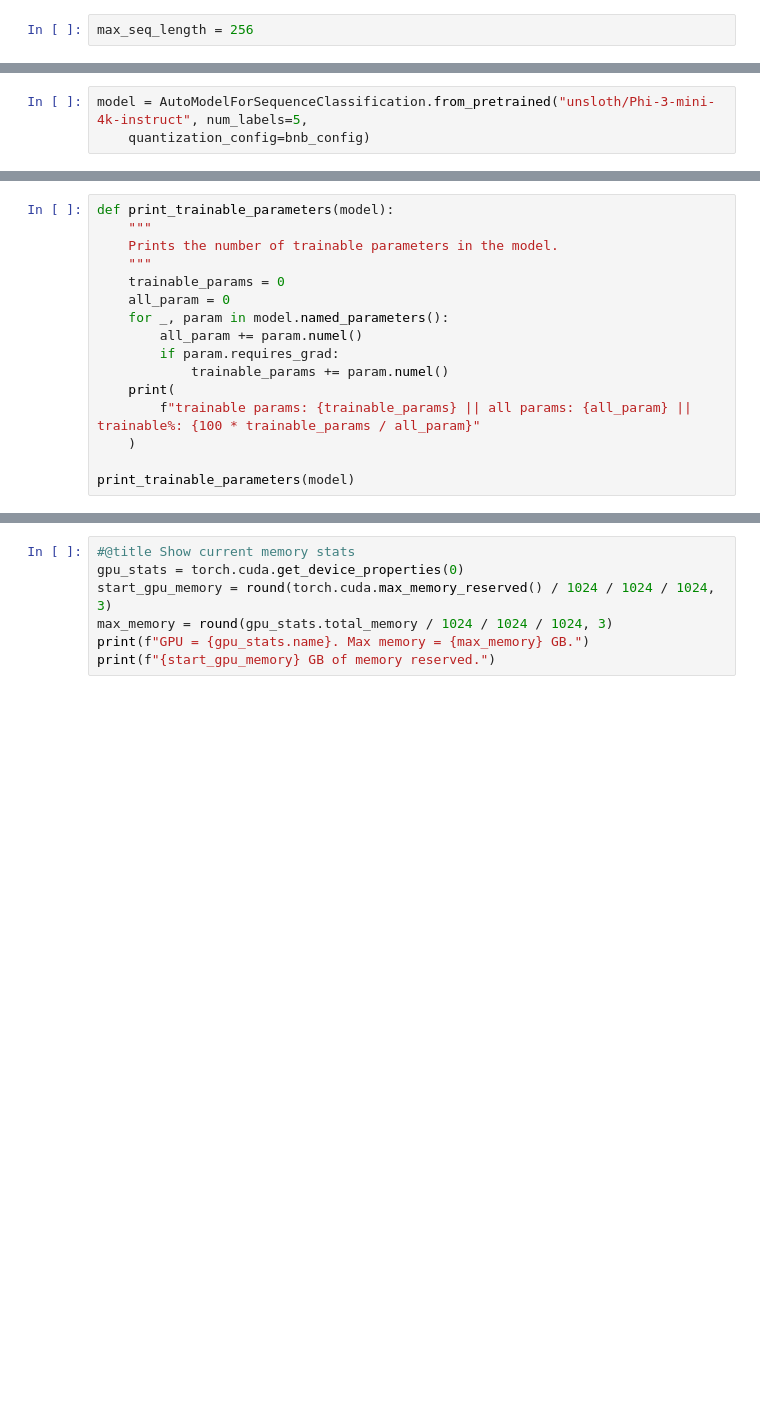
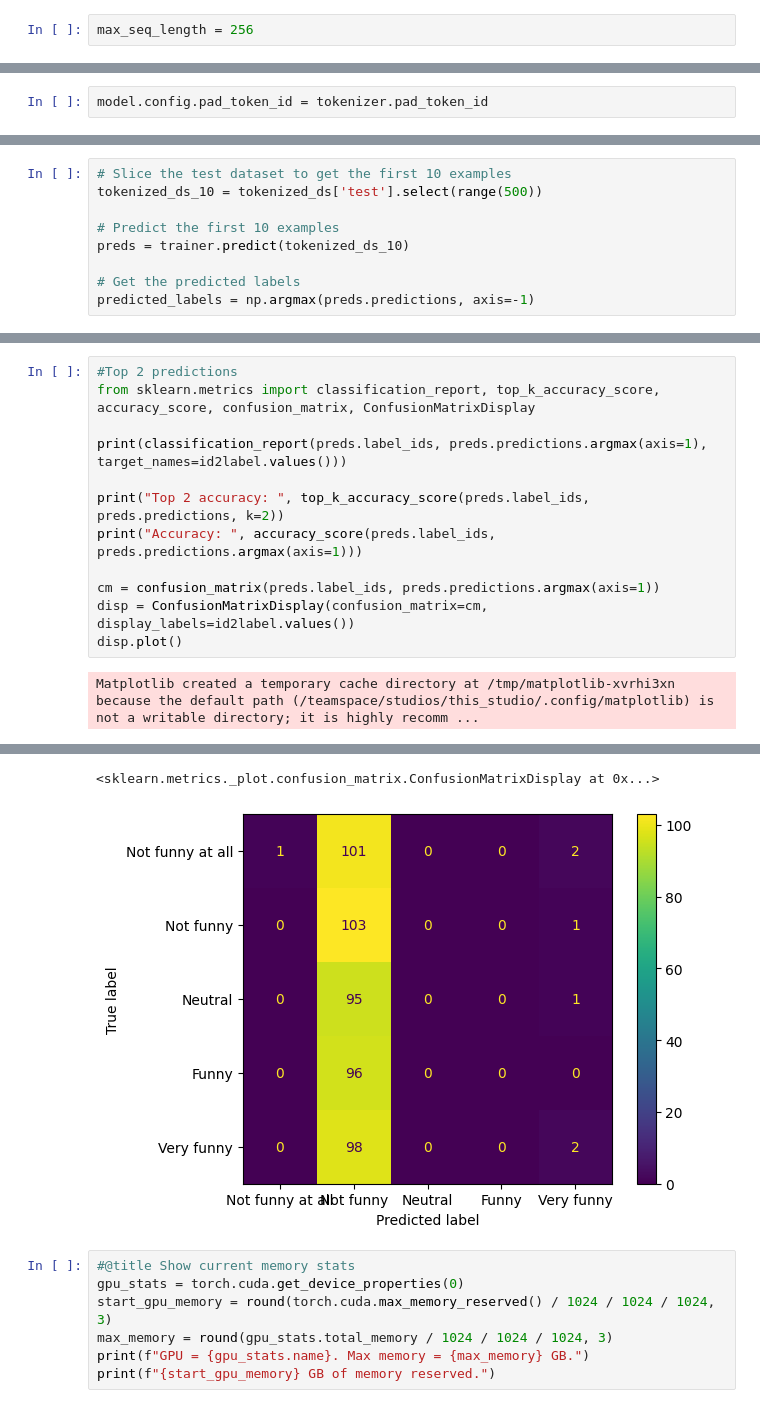
Before and after one commit to MagnusS0/humor_classification, a Jupyter notebook: notebooks/notebook_fine_tune.ipynb, the cells around one changed output, grey strips where cells are left out. Cells and saved outputs as stored; diff of their text form; blank space fills up the shorter version.

```diff
--- a/notebooks/notebook_fine_tune.ipynb
+++ b/notebooks/notebook_fine_tune.ipynb
@@ -396,3 +170,0 @@ bnb_config = BitsAndBytesConfig(
-# %%
-model = AutoModelForSequenceClassification.from_pretrained("unsloth/Phi-3-mini-4k-instruct", num_labels=5,
-    quantization_config=bnb_config)
@@ -419,16 +170,0 @@ model = get_peft_model(model, config)
-# %%
-def print_trainable_parameters(model):
-    """
-    Prints the number of trainable parameters in the model.
-    """
-    trainable_params = 0
-    all_param = 0
-    for _, param in model.named_parameters():
-        all_param += param.numel()
-        if param.requires_grad:
-            trainable_params += param.numel()
-    print(
-        f"trainable params: {trainable_params} || all params: {all_param} || trainable%: {100 * trainable_params / all_param}"
-    )
-
-print_trainable_parameters(model)
@@ -437,3 +175,5 @@ trainable params: 29899776 || all params: 1940554752 || trainable%: 1.5407849723
+# %%
+model.config.pad_token_id = tokenizer.pad_token_id
 # %%
 def compute_metrics(eval_pred):
     logits, labels = eval_pred
@@ -625,0 +252,9 @@ trainer = SFTTrainer(
+# %%
+# Slice the test dataset to get the first 10 examples
+tokenized_ds_10 = tokenized_ds['test'].select(range(500))
+
+# Predict the first 10 examples
+preds = trainer.predict(tokenized_ds_10)
+
+# Get the predicted labels
+predicted_labels = np.argmax(preds.predictions, axis=-1)
@@ -625,0 +278,14 @@ trainer = SFTTrainer(
+# %%
+#Top 2 predictions
+from sklearn.metrics import classification_report, top_k_accuracy_score, accuracy_score, confusion_matrix, ConfusionMatrixDisplay
+
+print(classification_report(preds.label_ids, preds.predictions.argmax(axis=1), target_names=id2label.values()))
+
+print("Top 2 accuracy: ", top_k_accuracy_score(preds.label_ids, preds.predictions, k=2))
+print("Accuracy: ", accuracy_score(preds.label_ids, preds.predictions.argmax(axis=1)))
+
+cm = confusion_matrix(preds.label_ids, preds.predictions.argmax(axis=1))
+disp = ConfusionMatrixDisplay(confusion_matrix=cm, display_labels=id2label.values())
+disp.plot()
+# %% [output]
+Matplotlib created a temporary cache directory at /tmp/matplotlib-xvrhi3xn because the default path (/teamspace/studios/this_studio/.config/matplotlib) is not a writable directory; it is highly recomm ...
@@ -626,3 +306,5 @@ trainer = SFTTrainer(
+<sklearn.metrics._plot.confusion_matrix.ConfusionMatrixDisplay at 0x...>
+[figure, added]
 # %%
 #@title Show current memory stats
 gpu_stats = torch.cuda.get_device_properties(0)
```
Also changed, not shown: parts of 54 cells of this notebook, 3 other files.
